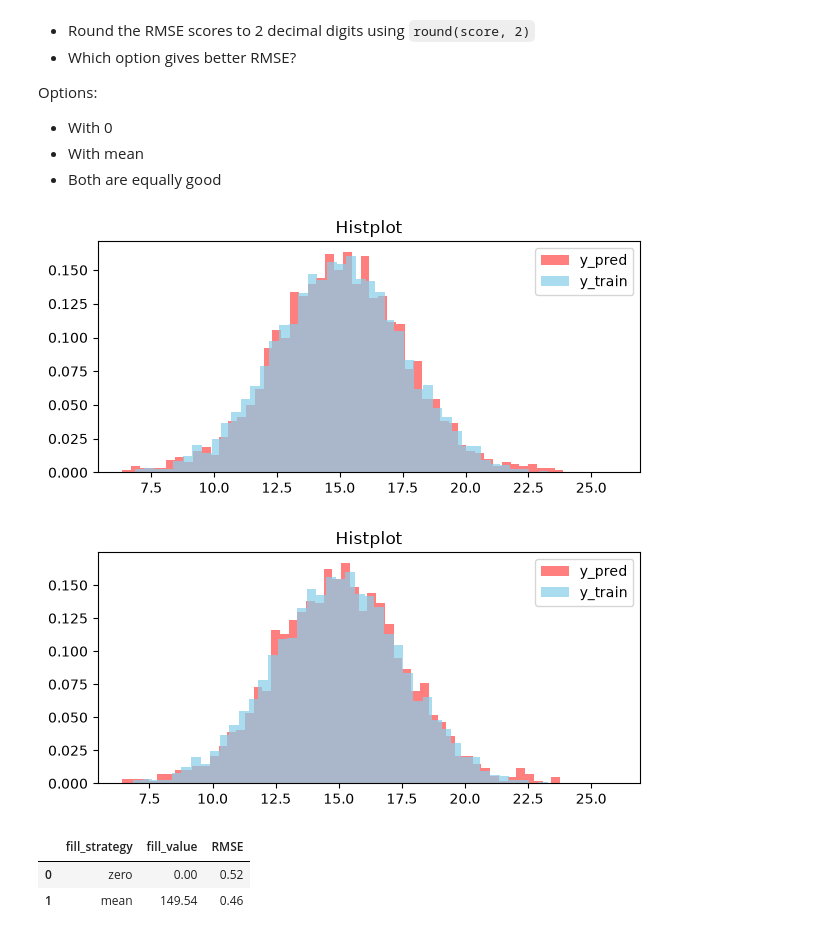
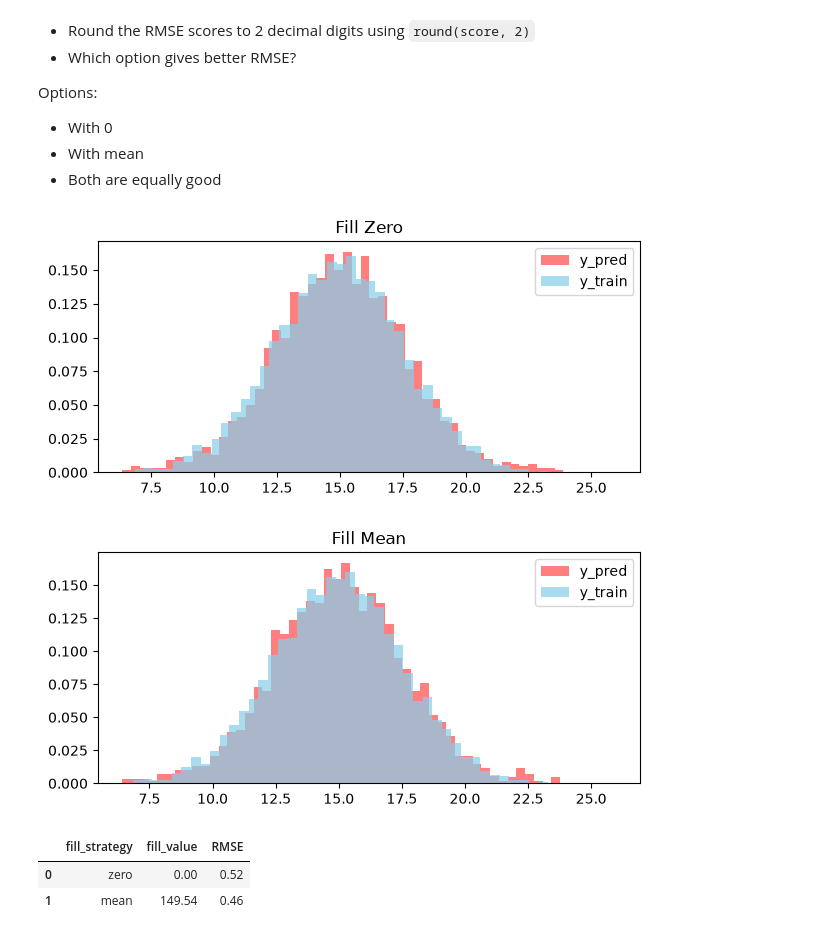
Before and after one commit to pavelsabirov/classic_ml, a Jupyter notebook: 01_linear-regression/homework.ipynb, the cells around one changed output. Saved outputs shown, nothing was run; the diff lists cells and outputs as text; code cells hidden in the pictures.

Commit message:
Fix hist charts

```diff
--- a/01_linear-regression/homework.ipynb
+++ b/01_linear-regression/homework.ipynb
@@ -169,36 +169,36 @@ horsepower_mean = df_train['horsepower'].mean()
 fill_strategies = [('zero', 0), ('mean', horsepower_mean)]
 
 results = []
 for strategy, fill_value in fill_strategies:
     X_train = df_train[features].fillna({'horsepower': fill_value}).to_numpy()
     y_train = df_train['fuel_efficiency_mpg'].to_numpy()
     X_val = df_val[features].fillna({'horsepower': fill_value})
     y_val = df_val['fuel_efficiency_mpg'].to_numpy()
 
     bias, weights = train_linear_regression(X_train, y_train)
     # тут я сначала подумал, что нужно сделать weights[:, None]
     # но тогда пришлось бы менять и обработку вектора в RMSE()
     y_pred = bias + X_val @ weights
 
     rmse_value = RMSE(y_val, y_pred)
     results.append({
         'fill_strategy': strategy,
         'fill_value': np.round(fill_value, 2),
         'RMSE': np.round(rmse_value, 2)
     })
 
     fig, ax = plt.subplots(figsize=(7, 3))
     ax.hist(y_pred, color='red', alpha=0.5, bins=50, label='y_pred', density=True)
     ax.hist(y_train, color='skyblue', alpha=0.7, bins=50, label='y_train', density=True)
-    ax.set_title('Histplot')
+    ax.set_title(f'Fill {strategy.capitalize()}')
 
     ax.legend()
     plt.show()
 
     plt.close()
 # %% [output]
-[figure, old version]
+[figure, new version]
-[figure, old version]
+[figure, new version]
 # %%
 val_results = pd.DataFrame(results)
 display(val_results)
```
